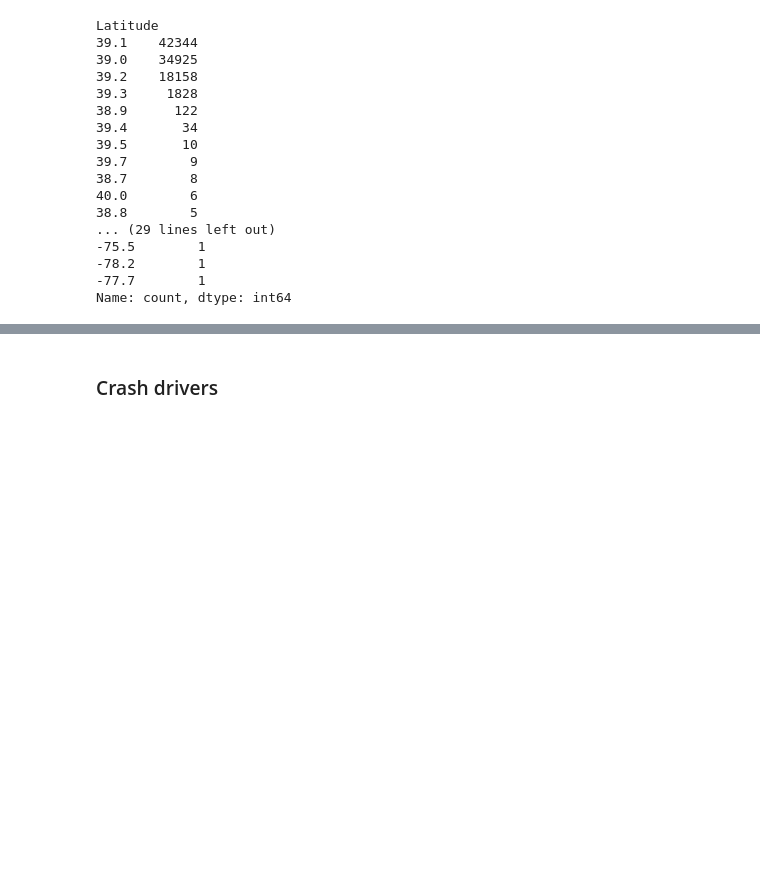
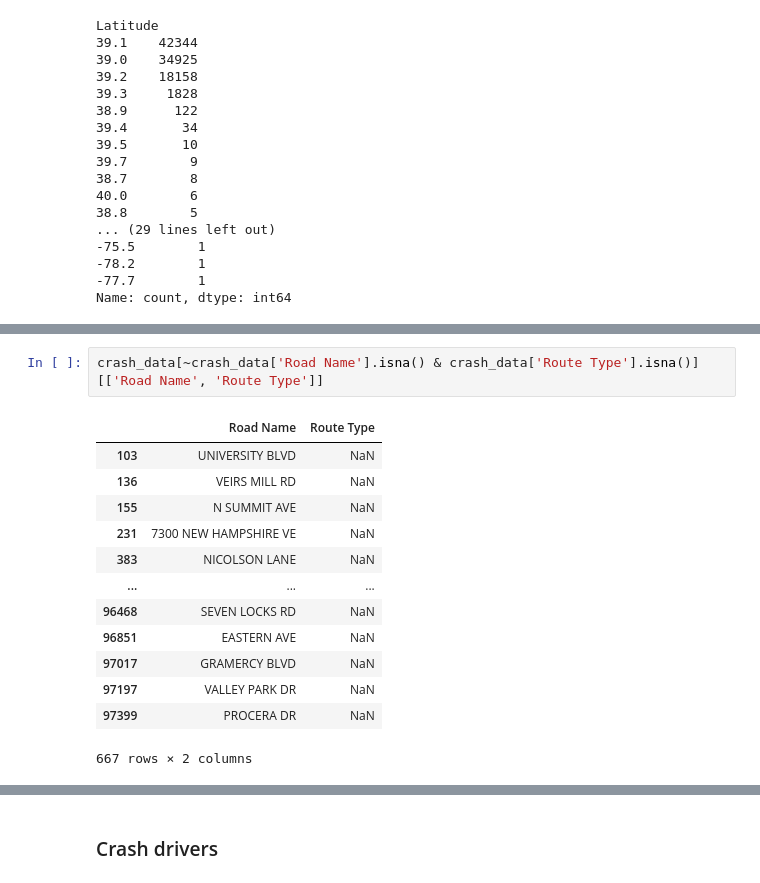
Before and after one commit to tymsoncyferki/vehicle-crashes-dwh, a Jupyter notebook: montgomery_data.ipynb, the cells around one changed output, grey strips where cells are left out. Saved outputs shown, nothing was run; the diff lists cells and outputs as text; blank space fills up the shorter version.

```diff
--- a/montgomery_data.ipynb
+++ b/montgomery_data.ipynb
@@ -167,0 +277,16 @@ Name: count, dtype: int64
+# %%
+crash_data[~crash_data['Road Name'].isna() & crash_data['Route Type'].isna()][['Road Name', 'Route Type']]
+# %% [output]
+|  | Road Name | Route Type |
+| 103 | UNIVERSITY BLVD | NaN |
+| 136 | VEIRS MILL RD | NaN |
+| 155 | N SUMMIT AVE | NaN |
+| 231 | 7300 NEW HAMPSHIRE VE | NaN |
+| 383 | NICOLSON LANE | NaN |
+| ... | ... | ... |
+| 96468 | SEVEN LOCKS RD | NaN |
+| 96851 | EASTERN AVE | NaN |
+| 97017 | GRAMERCY BLVD | NaN |
+| 97197 | VALLEY PARK DR | NaN |
+| 97399 | PROCERA DR | NaN |
+667 rows × 2 columns
```
Also changed, not shown: parts of 31 cells of this notebook, 3 other files.
